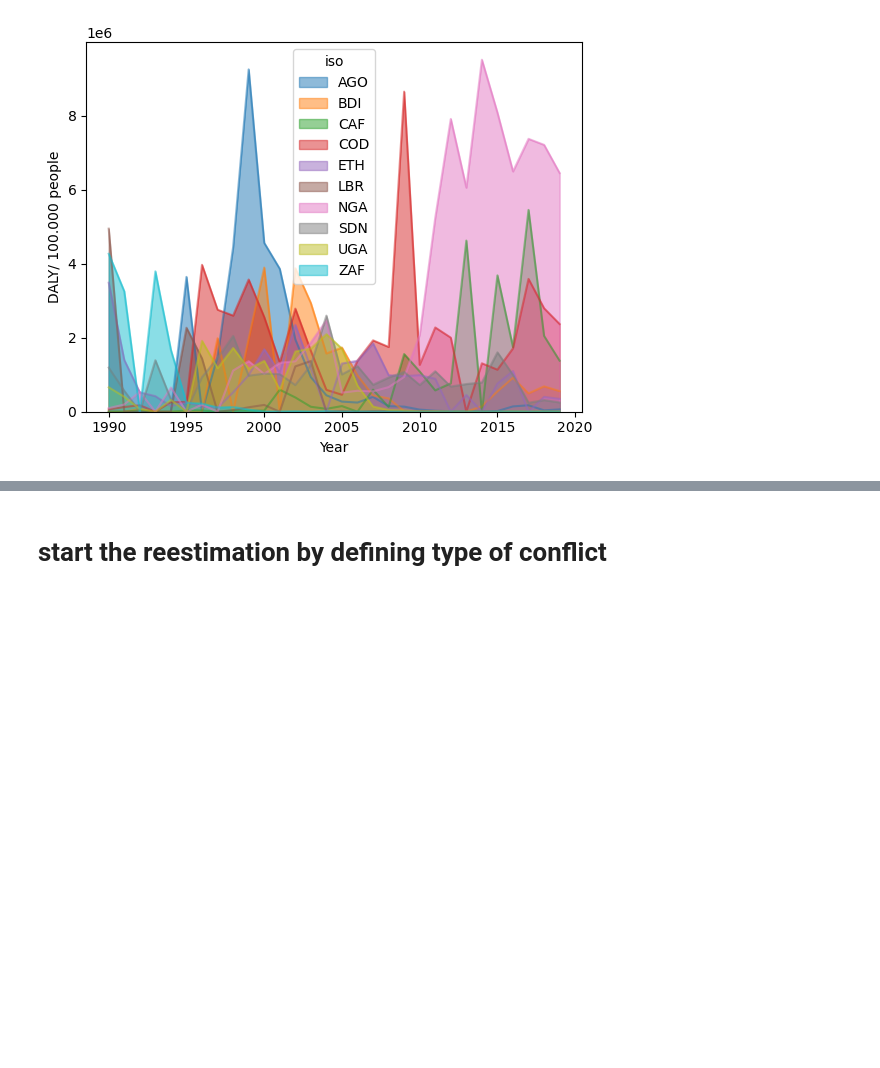
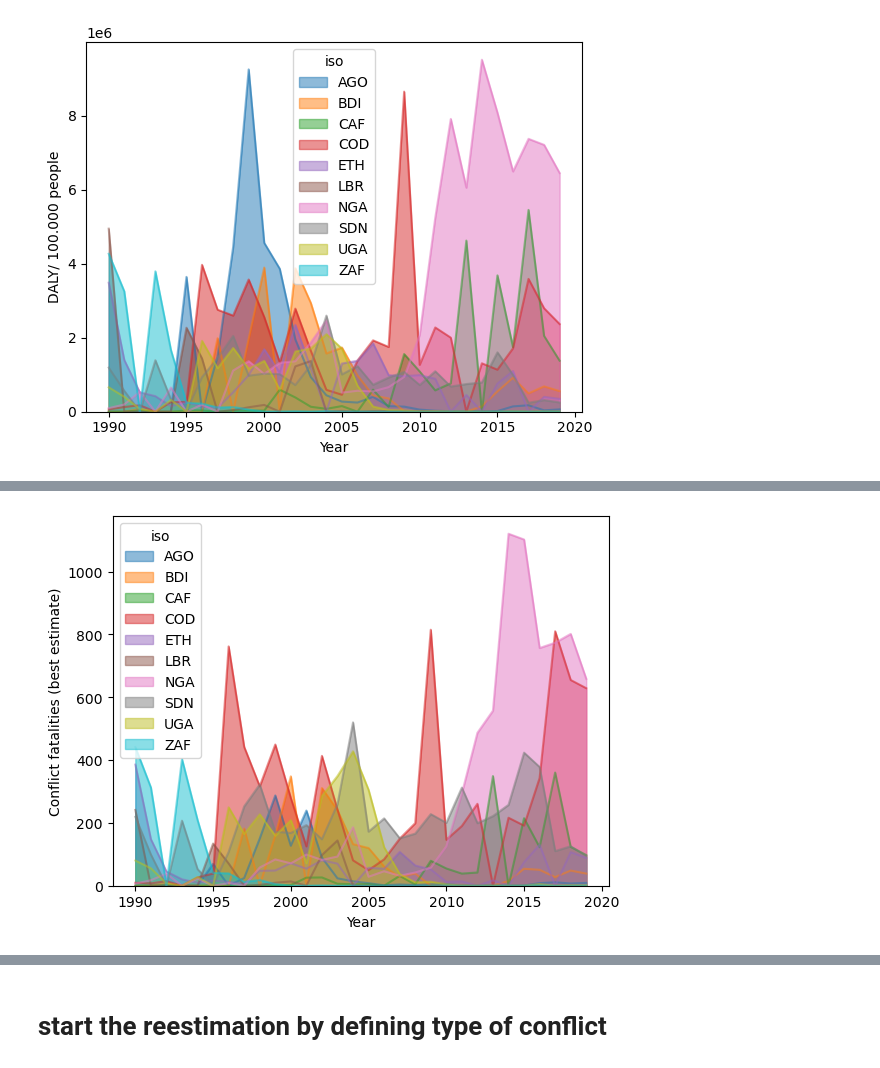
Before and after one commit to NatStrom/Thesis, a Jupyter notebook: thesis_redo/Reestimation.ipynb, the cells around one changed output, grey strips where cells are left out. Drawn from its saved outputs; the diff is of its cells as text; code cells hidden in the pictures; blank space fills up the shorter version.

```diff
--- a/thesis_redo/Reestimation.ipynb
+++ b/thesis_redo/Reestimation.ipynb
@@ -149,2 +159,18 @@ plt.show()
+# %%
+#time trend of the data, log fatality estimate
+grouped3 = data.groupby(['iso', 'year_id']).agg({'best_log': 'sum'})
+top_countries3 = grouped3.groupby('iso').agg({'best_log': 'sum'}).nlargest(10, 'best_log').index.tolist()
+filtered3 = grouped3[grouped3.index.get_level_values('iso').isin(top_countries)]
+pivoted3 = filtered3.reset_index().pivot(index='year_id', columns='iso', values='best_log')
+pivoted3.plot.area(stacked=False)
+
+plt.xlabel('Year')
+plt.ylabel('Conflict fatalities (best estimate)')
+plt.savefig('timetrend_conflict_log.png')
+
+# Show the plot
+plt.show()
+# %% [output]
+[figure, added]
 # %%
 # combined plot
```
Also changed, not shown: parts of 7 cells of this notebook.
